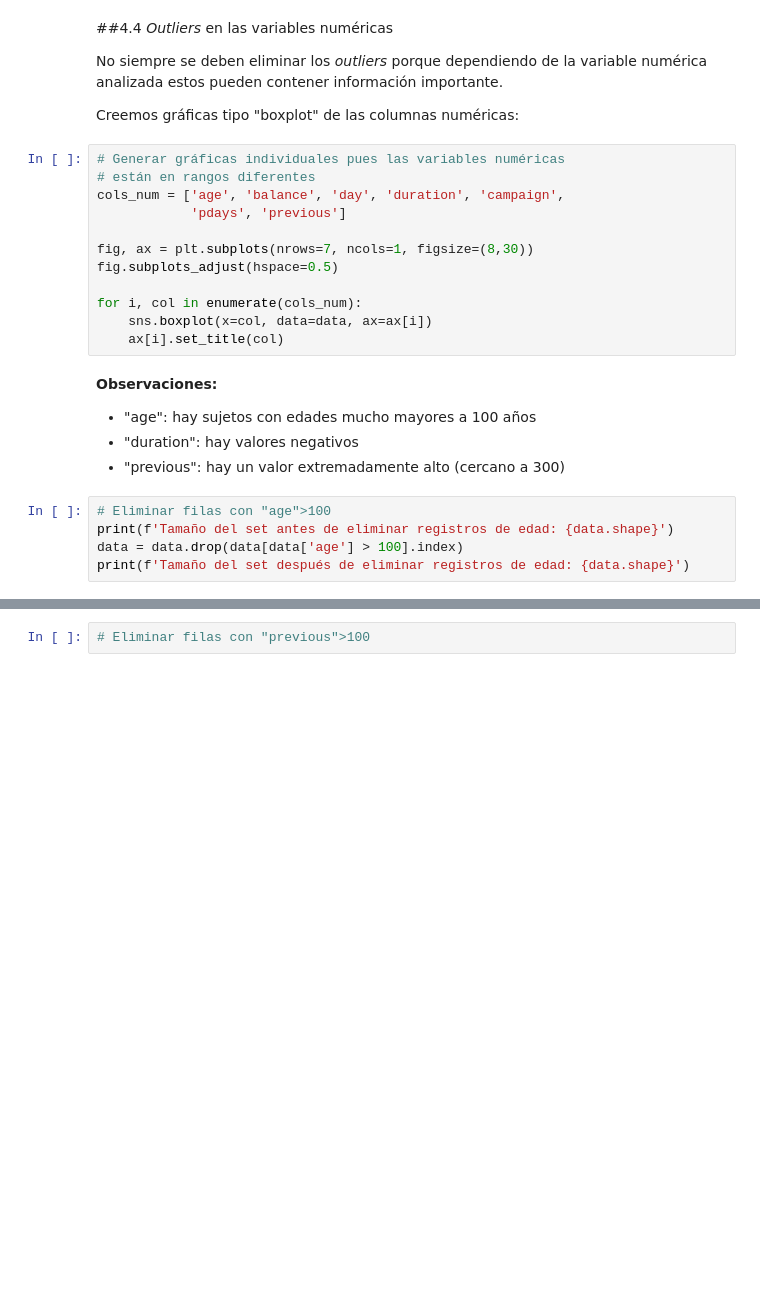
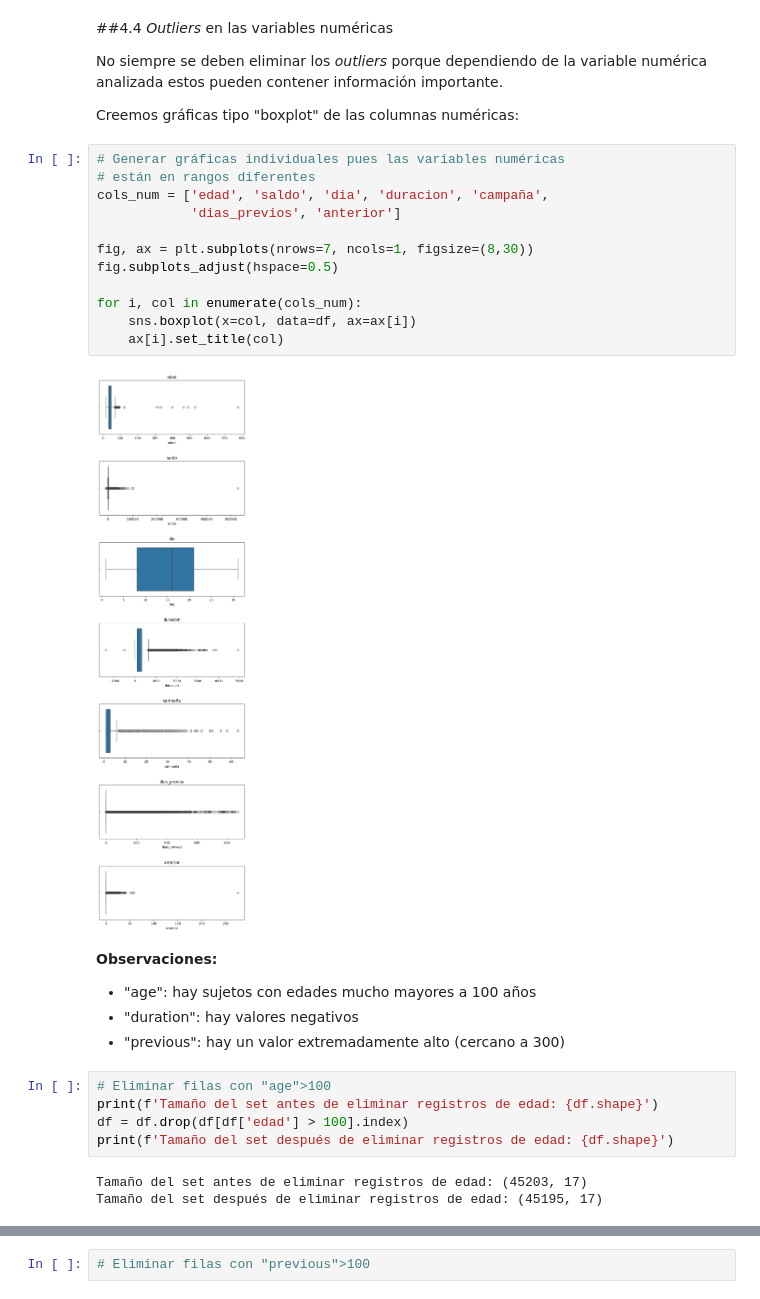
Before and after one commit to jarapha/TalentoTech, a Jupyter notebook: Laboratorio1_TalentoTech.ipynb, the cells around one changed output, grey strips where cells are left out. Drawn from its saved outputs; the diff is of its cells as text; blank space fills up the shorter version.

```diff
--- a/Laboratorio1_TalentoTech.ipynb
+++ b/Laboratorio1_TalentoTech.ipynb
@@ -427,15 +443,17 @@ Creemos gráficas tipo "boxplot" de las columnas numéricas:
 # %%
 # Generar gráficas individuales pues las variables numéricas
 # están en rangos diferentes
-cols_num = ['age', 'balance', 'day', 'duration', 'campaign',
-            'pdays', 'previous']
+cols_num = ['edad', 'saldo', 'dia', 'duracion', 'campaña',
+            'dias_previos', 'anterior']
 
 fig, ax = plt.subplots(nrows=7, ncols=1, figsize=(8,30))
 fig.subplots_adjust(hspace=0.5)
 
 for i, col in enumerate(cols_num):
-    sns.boxplot(x=col, data=data, ax=ax[i])
+    sns.boxplot(x=col, data=df, ax=ax[i])
     ax[i].set_title(col)
+# %% [output]
+[figure, added]
 # %% [markdown]
 **Observaciones:**
 - "age": hay sujetos con edades mucho mayores a 100 años
@@ -443,8 +461,11 @@ for i, col in enumerate(cols_num):
 - "previous": hay un valor extremadamente alto (cercano a 300)
 # %%
 # Eliminar filas con "age">100
-print(f'Tamaño del set antes de eliminar registros de edad: {data.shape}')
-data = data.drop(data[data['age'] > 100].index)
-print(f'Tamaño del set después de eliminar registros de edad: {data.shape}')
+print(f'Tamaño del set antes de eliminar registros de edad: {df.shape}')
+df = df.drop(df[df['edad'] > 100].index)
+print(f'Tamaño del set después de eliminar registros de edad: {df.shape}')
+# %% [output]
+Tamaño del set antes de eliminar registros de edad: (45203, 17)
+Tamaño del set después de eliminar registros de edad: (45195, 17)
 # %%
 # Eliminar filas con "duration"<0
```
Also changed, not shown: parts of 25 cells of this notebook.
